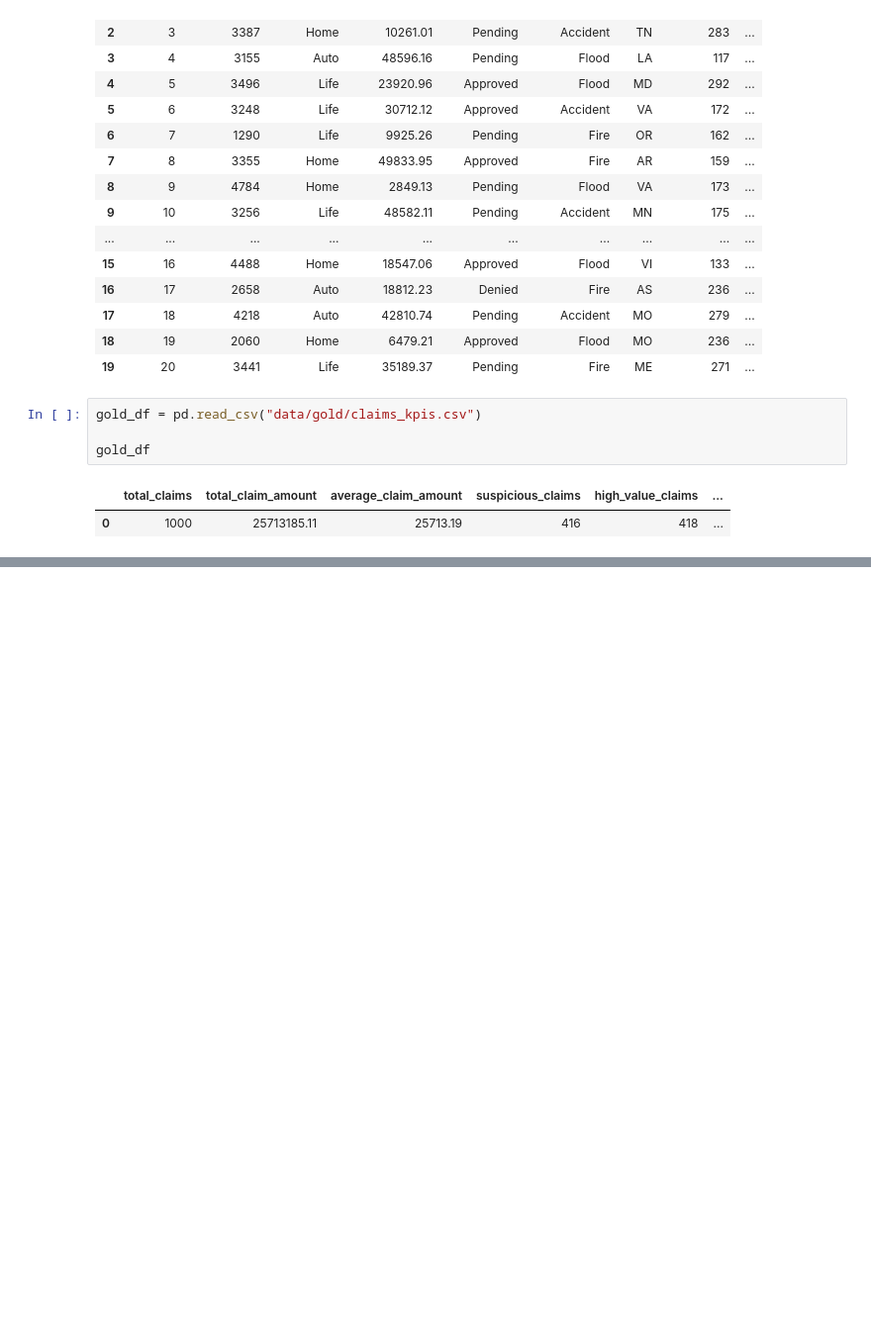
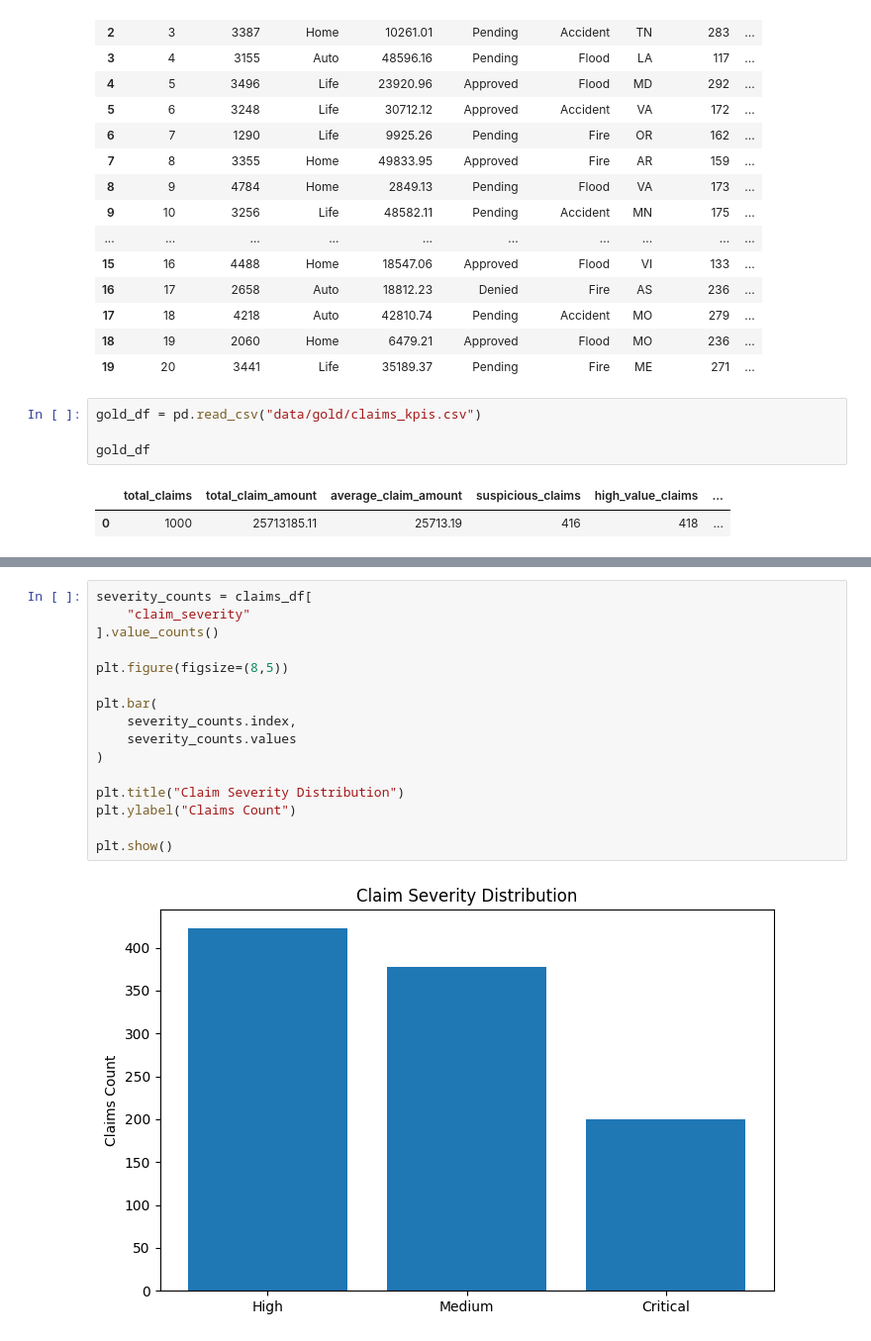
Before and after one commit to dammylee2244/insurance-claims-analytics-platform, a Jupyter notebook: insurance_claims_exploration.ipynb.ipynb, the cells around one changed output, grey strips where cells are left out. Shown at 99% size. Drawn from its saved outputs; the diff is of its cells as text; blank space fills up the shorter version.

```diff
--- a/insurance_claims_exploration.ipynb.ipynb
+++ b/insurance_claims_exploration.ipynb.ipynb
@@ -31,0 +61,18 @@ gold_df
+# %%
+severity_counts = claims_df[
+    "claim_severity"
+].value_counts()
+
+plt.figure(figsize=(8,5))
+
+plt.bar(
+    severity_counts.index,
+    severity_counts.values
+)
+
+plt.title("Claim Severity Distribution")
+plt.ylabel("Claims Count")
+
+plt.show()
+# %% [output]
+[figure, added]
```
Also changed, not shown: parts of 11 cells of this notebook.
